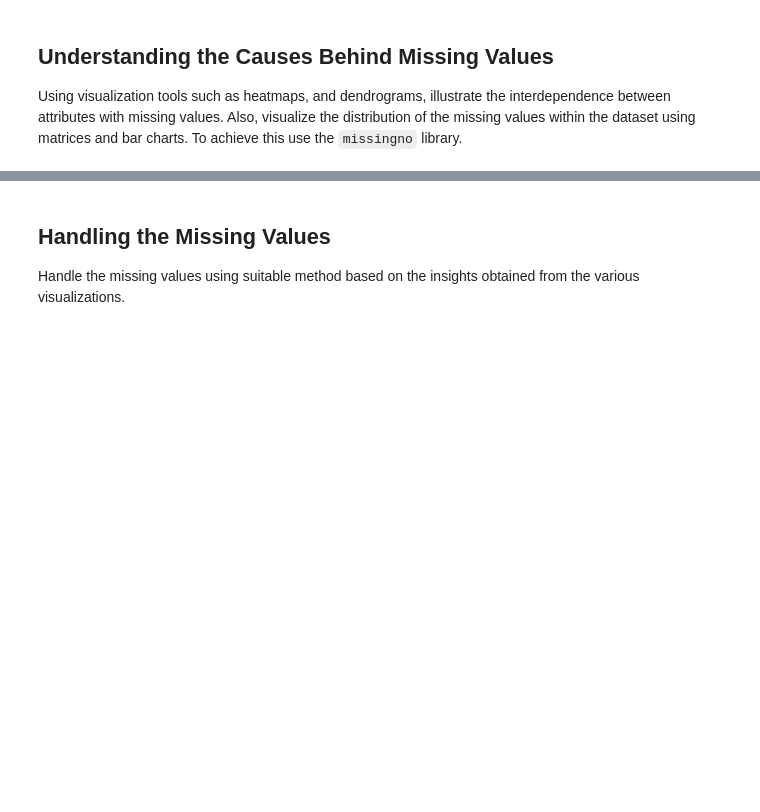
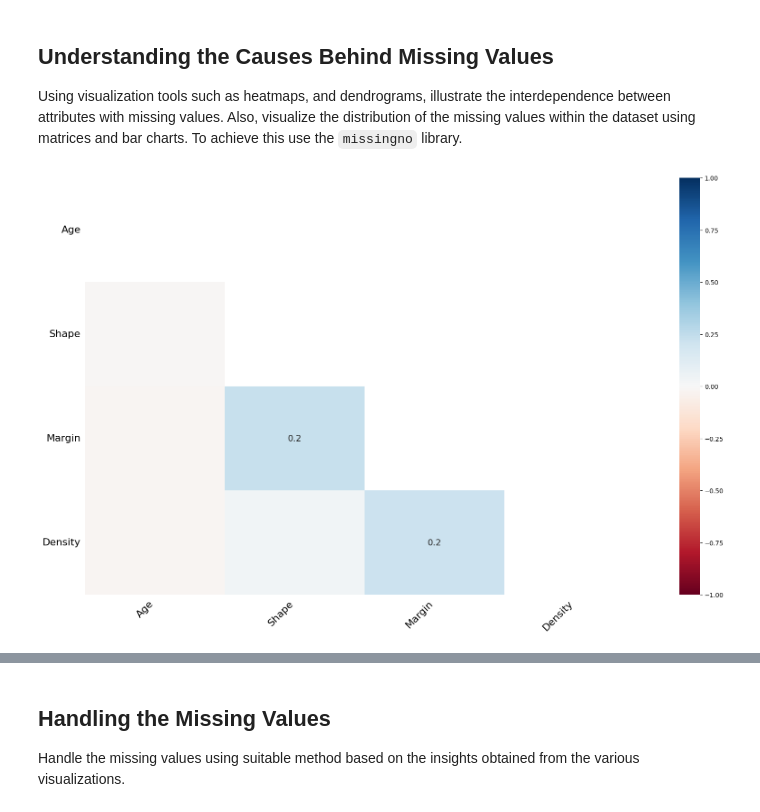
Before and after one commit to EnisZenuni/Data-Science-Labs, a Jupyter notebook: Laboratory_exercise_2_Introduction_to_Data_Science_(08_11_2023).ipynb, the cells around one changed output, grey strips where cells are left out. Cells and saved outputs as stored; diff of their text form; code cells hidden in the pictures; blank space fills up the shorter version.

```diff
--- a/Laboratory_exercise_2_Introduction_to_Data_Science_(08_11_2023).ipynb
+++ b/Laboratory_exercise_2_Introduction_to_Data_Science_(08_11_2023).ipynb
@@ -94,0 +110,5 @@ Using visualization tools such as heatmaps, and dendrograms, illustrate the inte
+# %%
+msno.heatmap(df)
+plt.show()
+# %% [output]
+[figure, added]
```
Also changed, not shown: parts of 10 cells of this notebook.
